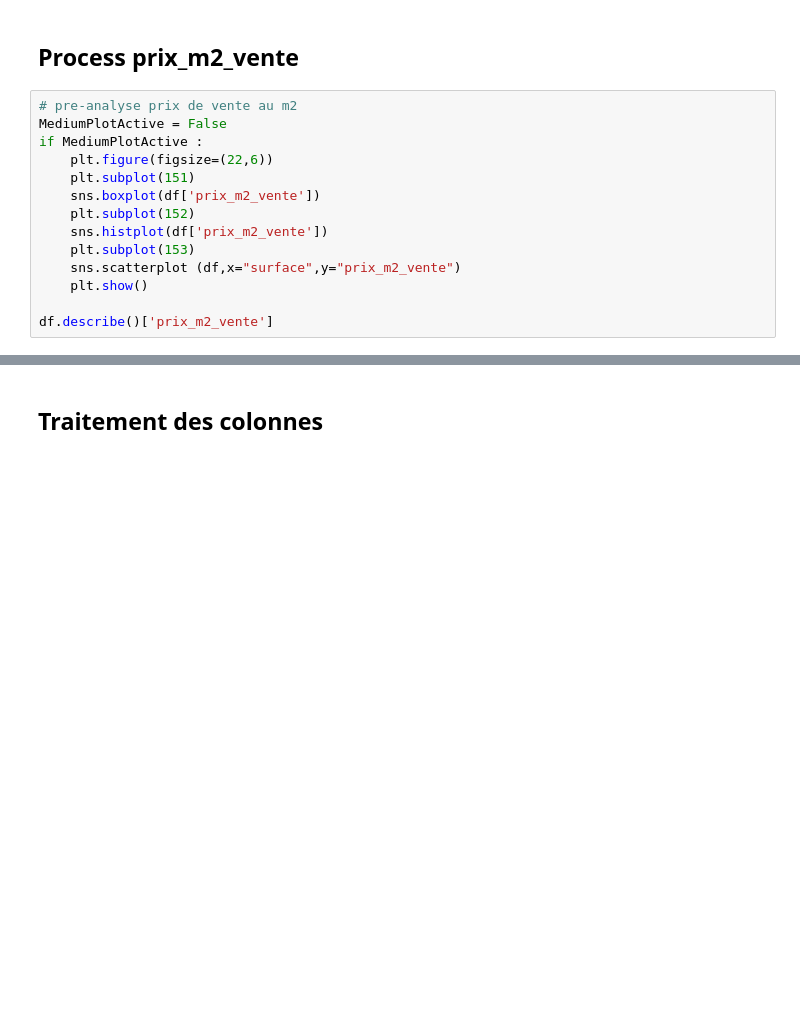
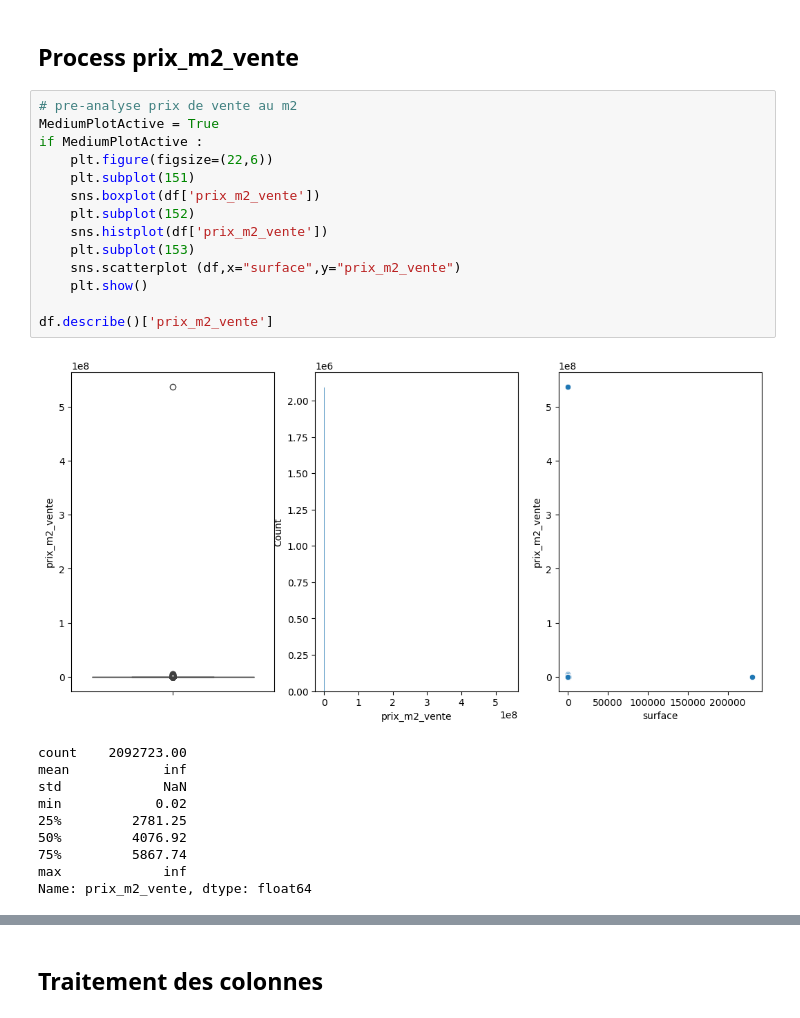
Before and after one commit to Clement2169/immocv, a Jupyter notebook: notebooks/TraitementAppartement-V1.ipynb, the cells around one changed output, grey strips where cells are left out. Cells and saved outputs as stored; diff of their text form; blank space fills up the shorter version.

```diff
--- a/notebooks/TraitementAppartement-V1.ipynb
+++ b/notebooks/TraitementAppartement-V1.ipynb
@@ -177,18 +255,29 @@ df.drop(columns=['type_annonceur', 'typedebien', 'typedetransaction','typedebien
 ## Process prix_m2_vente
 # %%
 # pre-analyse prix de vente au m2
-MediumPlotActive = False
+MediumPlotActive = True
 if MediumPlotActive :
     plt.figure(figsize=(22,6))
     plt.subplot(151)
     sns.boxplot(df['prix_m2_vente'])
     plt.subplot(152)
     sns.histplot(df['prix_m2_vente'])
     plt.subplot(153)
     sns.scatterplot (df,x="surface",y="prix_m2_vente")
     plt.show()
 
 df.describe()['prix_m2_vente']
+# %% [output]
+[figure, added]
+count    2092723.00
+mean            inf
+std             NaN
+min            0.02
+25%         2781.25
+50%         4076.92
+75%         5867.74
+max             inf
+Name: prix_m2_vente, dtype: float64
 # %%
 
 
```
Also changed, not shown: parts of 11 cells of this notebook.
